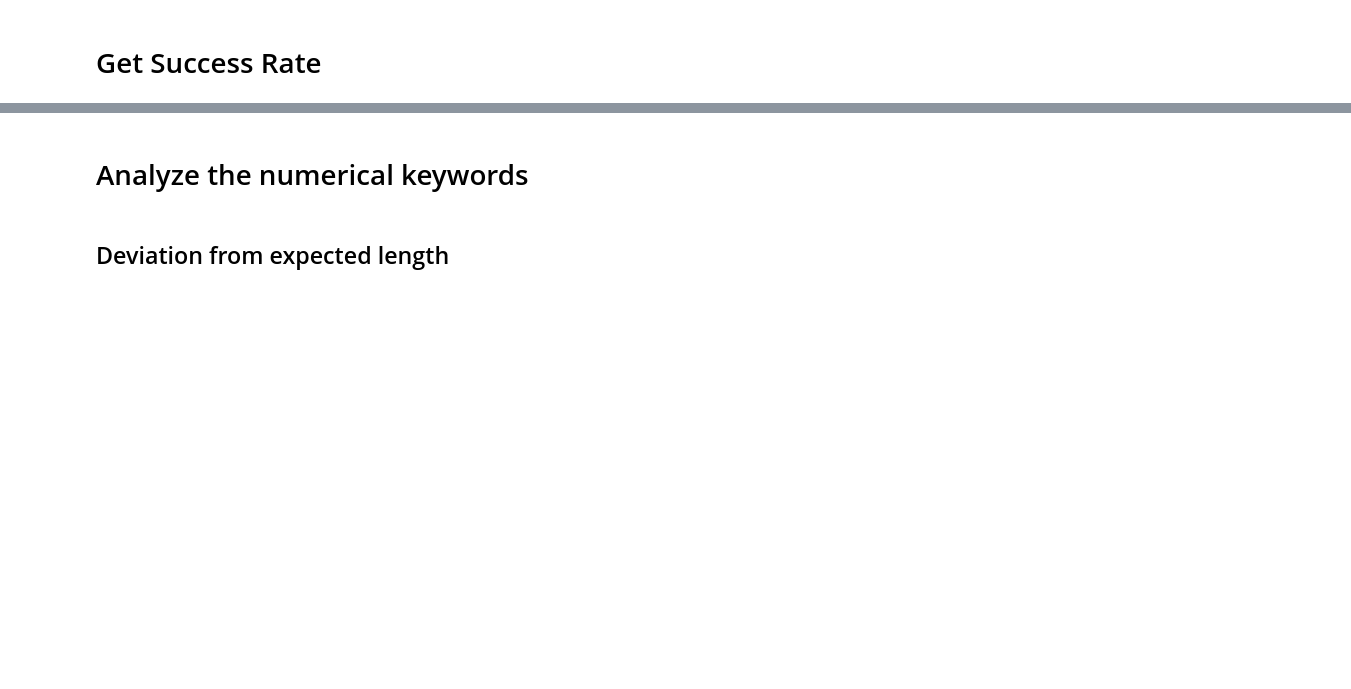
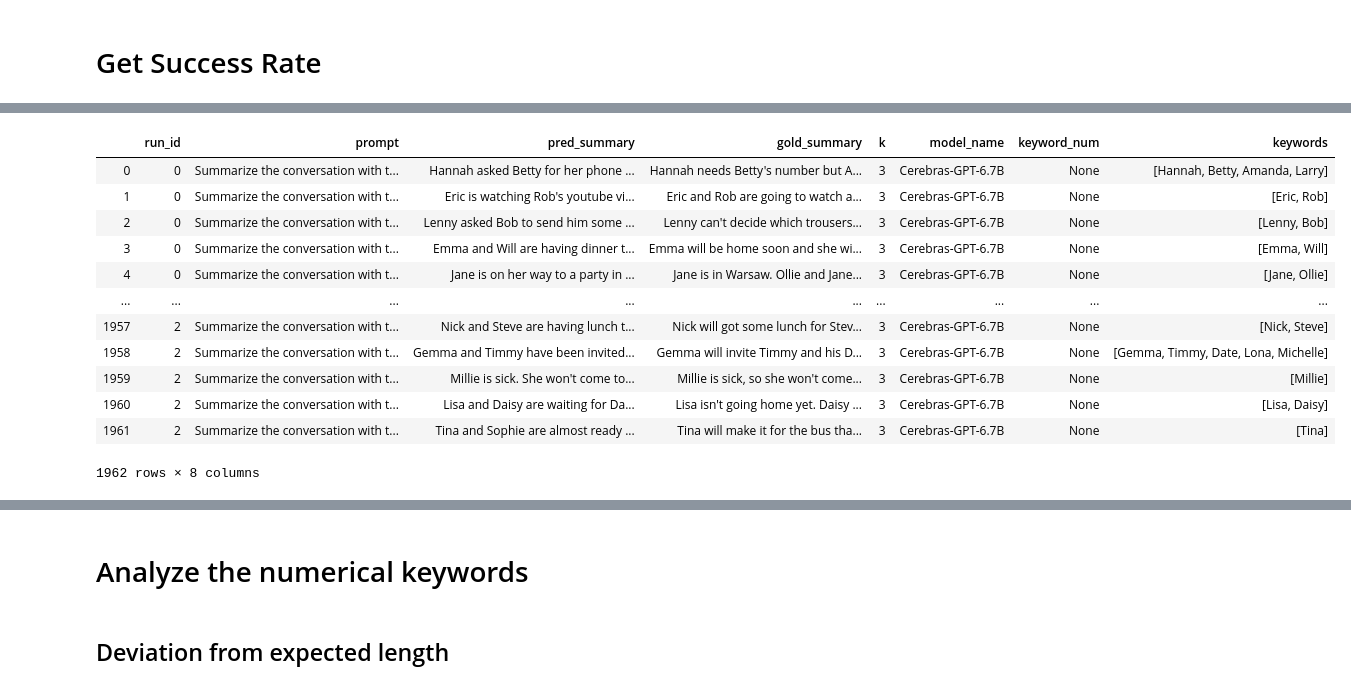
Before and after one commit to t170815518/control_dialogue_summarization_evaluation_benchmark, a Jupyter notebook: wandb.ipynb, the cells around one changed output, grey strips where cells are left out. Cells and saved outputs as stored; diff of their text form; code cells hidden in the pictures; blank space fills up the shorter version.

```diff
--- a/wandb.ipynb
+++ b/wandb.ipynb
@@ -290,14 +196,18 @@ std_df[[x for x in std_df.columns if 'fmeasure' in x]]
 # Get Success Rate
 # %%
 # iterate over completed runs to get summaries table
-MODEL_FAMILY = ['cerebras/Cerebras-GPT-6.7B']
+MODEL_FAMILY = ['facebook/opt-1.3b']  # huggingface path
 
 run2metric_table = {}
 for run in tqdm(runs):
     if 'complete' not in run.tags or run.config['model_type'] not in MODEL_FAMILY or run.job_type != 'evaluation':
         continue
-    if 'nameReplace' in run.name or 'length' in run.name or 'replaceName' in run.name or 'randomLabel' in run.name or 'focus' in run.name:
+
+    # adjust the boolean expression if needed
+    if 'nameReplace' in run.name or 'length' in run.name or 'replaceName' in run.name or \
+        'randomLabel' in run.name or 'focus' in run.name or 'numeric' in run.name:
         continue
+
     print('parsing run {}'.format(run.name))
     files = run.files()
     metric_file = [file for file in files if 'Summaries Table' in getattr(file, 'name', '')]
@@ -526,0 +454,37 @@ df.groupby(['model_name']).std()
+# %%
+# get keywords
+keywords_col = []
+
+for _, row in keywords_summary_df.iterrows():
+    # parse the keywords in the prompt
+    last_line = row['prompt'].split('\n')[-1]
+    try:
+        start_i, end_i = re.search('\[.+\]', last_line).span()
+        keywords = [x.strip()[1:-1] for x in last_line[start_i+1:end_i-1].split(',')]
+        keywords_col.append(keywords)
+    except AttributeError:  # mt5 keywords are in different format
+#                 print('[debug] last_line = {}'.format(last_line))
+        last_line = re.sub(r'<extra_id_\d+>', '',last_line)
+        last_line = last_line.split('Summary: ', maxsplit=1)[-1]
+        keywords = [x for x in last_line.split(' ') if len(x.strip()) >= 1]
+        if len(keywords) != keyword_num:
+            print('[debug] skip')
+            continue
+        else:
+            keywords_col.append(keywords)
+keywords_summary_df['keywords'] = keywords_col
+keywords_summary_df
+# %% [output]
+|  | run_id | prompt | pred_summary | gold_summary | k | model_name | keyword_num | keywords |
+| 0 | 0 | Summarize the conversation with t... | Hannah asked Betty for her phone ... | Hannah needs Betty's number but A... | 3 | Cerebras-GPT-6.7B | None | [Hannah, Betty, Amanda, Larry] |
+| 1 | 0 | Summarize the conversation with t... | Eric is watching Rob's youtube vi... | Eric and Rob are going to watch a... | 3 | Cerebras-GPT-6.7B | None | [Eric, Rob] |
+| 2 | 0 | Summarize the conversation with t... | Lenny asked Bob to send him some ... | Lenny can't decide which trousers... | 3 | Cerebras-GPT-6.7B | None | [Lenny, Bob] |
+| 3 | 0 | Summarize the conversation with t... | Emma and Will are having dinner t... | Emma will be home soon and she wi... | 3 | Cerebras-GPT-6.7B | None | [Emma, Will] |
+| 4 | 0 | Summarize the conversation with t... | Jane is on her way to a party in ... | Jane is in Warsaw. Ollie and Jane... | 3 | Cerebras-GPT-6.7B | None | [Jane, Ollie] |
+| ... | ... | ... | ... | ... | ... | ... | ... | ... |
+| 1957 | 2 | Summarize the conversation with t... | Nick and Steve are having lunch t... | Nick will got some lunch for Stev... | 3 | Cerebras-GPT-6.7B | None | [Nick, Steve] |
+| 1958 | 2 | Summarize the conversation with t... | Gemma and Timmy have been invited... | Gemma will invite Timmy and his D... | 3 | Cerebras-GPT-6.7B | None | [Gemma, Timmy, Date, Lona, Michelle] |
+| 1959 | 2 | Summarize the conversation with t... | Millie is sick. She won't come to... | Millie is sick, so she won't come... | 3 | Cerebras-GPT-6.7B | None | [Millie] |
+| 1960 | 2 | Summarize the conversation with t... | Lisa and Daisy are waiting for Da... | Lisa isn't going home yet. Daisy ... | 3 | Cerebras-GPT-6.7B | None | [Lisa, Daisy] |
+| 1961 | 2 | Summarize the conversation with t... | Tina and Sophie are almost ready ... | Tina will make it for the bus tha... | 3 | Cerebras-GPT-6.7B | None | [Tina] |
+1962 rows × 8 columns
```
Also changed, not shown: parts of 25 cells of this notebook.
